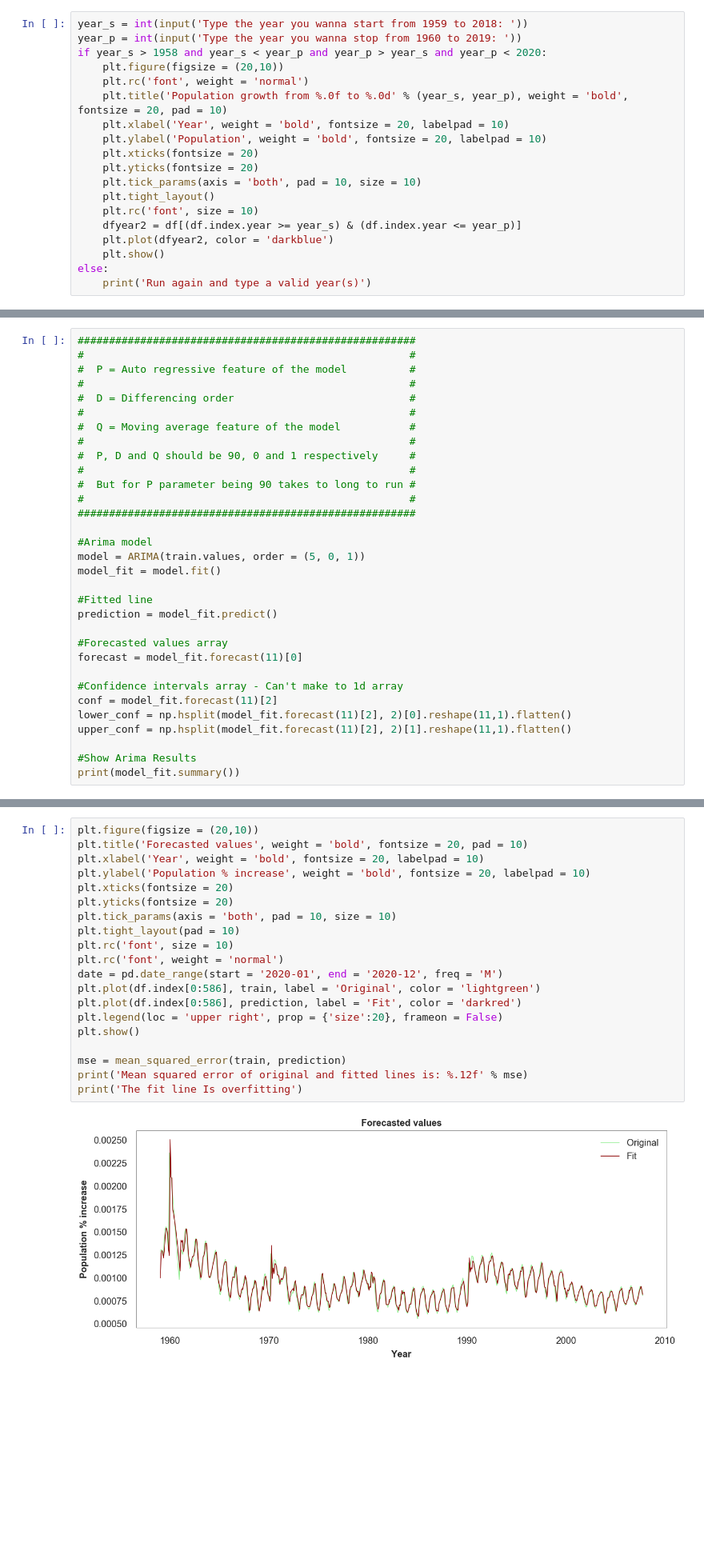
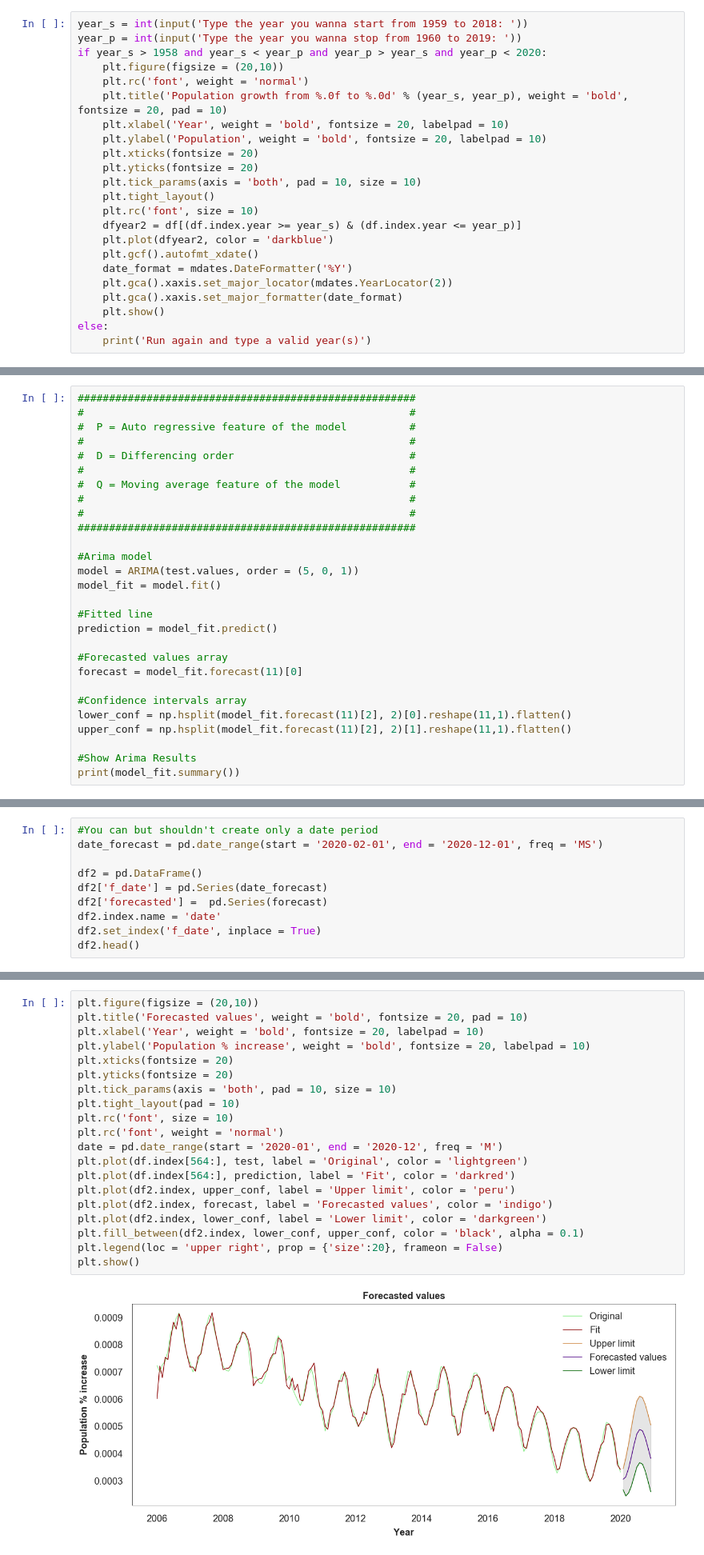
Before and after one commit to Pedro-Ivo/Population_Time_Series, a Jupyter notebook: United States population growth.ipynb, the cells around one changed output, grey strips where cells are left out. Shown at 80% size. Drawn from its saved outputs; the diff is of its cells as text; blank space fills up the shorter version.

```diff
--- a/United States population growth.ipynb
+++ b/United States population growth.ipynb
@@ -127,6 +129,10 @@ if year_s > 1958 and year_s < year_p and year_p > year_s and year_p < 2020:
     plt.rc('font', size = 10)
     dfyear2 = df[(df.index.year >= year_s) & (df.index.year <= year_p)]
     plt.plot(dfyear2, color = 'darkblue')
+    plt.gcf().autofmt_xdate()
+    date_format = mdates.DateFormatter('%Y')
+    plt.gca().xaxis.set_major_locator(mdates.YearLocator(2))
+    plt.gca().xaxis.set_major_formatter(date_format)
     plt.show()
 else:
     print('Run again and type a valid year(s)')
@@ -294,14 +312,11 @@ test  = pct_fix[587:]
 #                                                    #
 #  Q = Moving average feature of the model           #
 #                                                    #
-#  P, D and Q should be 90, 0 and 1 respectively     #
-#                                                    #
-#  But for P parameter being 90 takes to long to run #
 #                                                    #
 ######################################################
 
 #Arima model
-model = ARIMA(train.values, order = (5, 0, 1))
+model = ARIMA(test.values, order = (5, 0, 1))
 model_fit = model.fit()
 
 #Fitted line
@@ -310,8 +325,7 @@ prediction = model_fit.predict()
 #Forecasted values array
 forecast = model_fit.forecast(11)[0]
 
-#Confidence intervals array - Can't make to 1d array
-conf = model_fit.forecast(11)[2]
+#Confidence intervals array
 lower_conf = np.hsplit(model_fit.forecast(11)[2], 2)[0].reshape(11,1).flatten()
 upper_conf = np.hsplit(model_fit.forecast(11)[2], 2)[1].reshape(11,1).flatten()
 
@@ -337,0 +356,10 @@ MA.1            1.1900           +0.0000j            1.1900            0.0000
+# %%
+#You can but shouldn't create only a date period
+date_forecast = pd.date_range(start = '2020-02-01', end = '2020-12-01', freq = 'MS')
+
+df2 = pd.DataFrame()
+df2['f_date'] = pd.Series(date_forecast)
+df2['forecasted'] =  pd.Series(forecast)
+df2.index.name = 'date'
+df2.set_index('f_date', inplace = True)
+df2.head()
@@ -342,22 +378,22 @@ MA.1            1.1900           +0.0000j            1.1900            0.0000
 # %%
 plt.figure(figsize = (20,10))
 plt.title('Forecasted values', weight = 'bold', fontsize = 20, pad = 10)
 plt.xlabel('Year', weight = 'bold', fontsize = 20, labelpad = 10)
 plt.ylabel('Population % increase', weight = 'bold', fontsize = 20, labelpad = 10)
 plt.xticks(fontsize = 20)
 plt.yticks(fontsize = 20)
 plt.tick_params(axis = 'both', pad = 10, size = 10)
 plt.tight_layout(pad = 10)
 plt.rc('font', size = 10)
 plt.rc('font', weight = 'normal')
 date = pd.date_range(start = '2020-01', end = '2020-12', freq = 'M')
-plt.plot(df.index[0:586], train, label = 'Original', color = 'lightgreen')
-plt.plot(df.index[0:586], prediction, label = 'Fit', color = 'darkred')
+plt.plot(df.index[564:], test, label = 'Original', color = 'lightgreen')
+plt.plot(df.index[564:], prediction, label = 'Fit', color = 'darkred')
+plt.plot(df2.index, upper_conf, label = 'Upper limit', color = 'peru')
+plt.plot(df2.index, forecast, label = 'Forecasted values', color = 'indigo')
+plt.plot(df2.index, lower_conf, label = 'Lower limit', color = 'darkgreen')
+plt.fill_between(df2.index, lower_conf, upper_conf, color = 'black', alpha = 0.1)
 plt.legend(loc = 'upper right', prop = {'size':20}, frameon = False)
 plt.show()
-
-mse = mean_squared_error(train, prediction)
-print('Mean squared error of original and fitted lines is: %.12f' % mse)
-print('The fit line Is overfitting')
 # %% [output]
-[figure, old version]
+[figure, new version]
```
Also changed, not shown: parts of 14 cells of this notebook.
